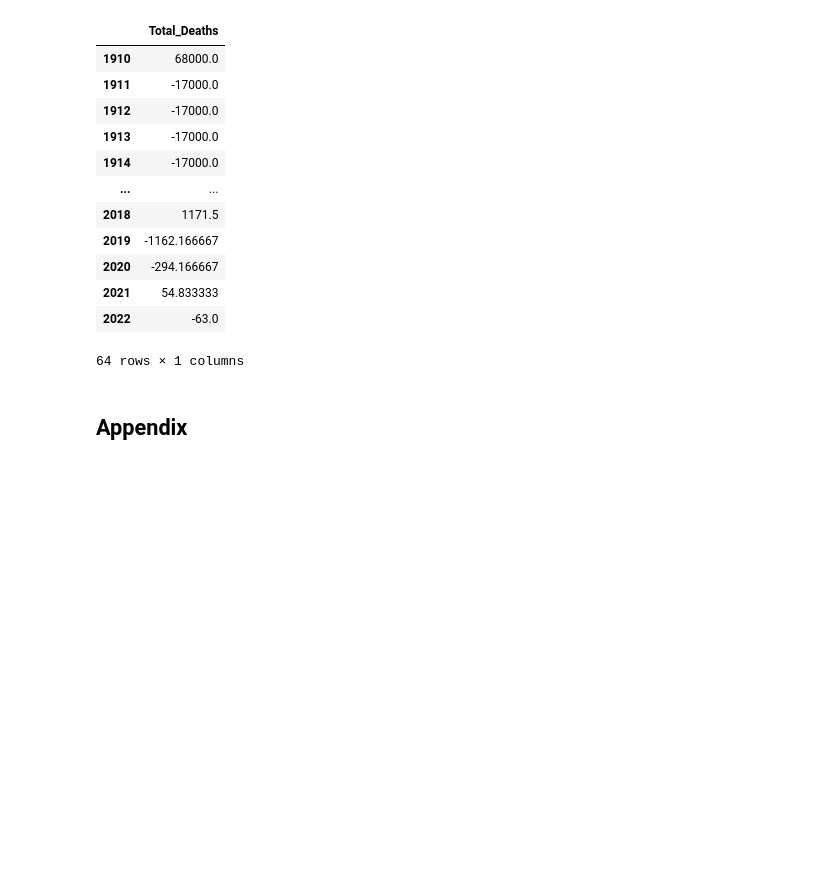
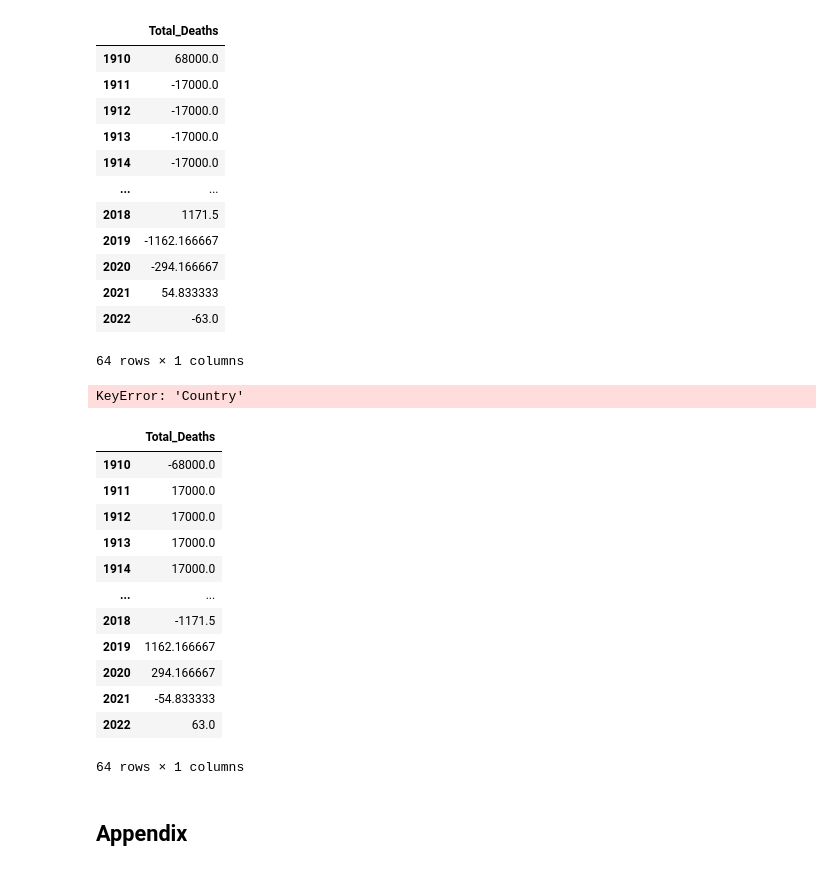
Before and after one commit to r-Files/DOPP, a Jupyter notebook: jupyter_notebooks/lab_loading_transformation.ipynb, the cells around one changed output. Saved outputs shown, nothing was run; the diff lists cells and outputs as text; code cells hidden in the pictures; blank space fills up the shorter version.

Commit message:
moved to MultiIndex

```diff
--- a/jupyter_notebooks/lab_loading_transformation.ipynb
+++ b/jupyter_notebooks/lab_loading_transformation.ipynb
@@ -217,6 +220,65 @@ difference
 | 2021 | 54.833333 |
 | 2022 | -63.0 |
 64 rows × 1 columns
+# %%
+
+min_start_year = df["Start_Year"].min()
+max_start_year = df["Start_Year"].max()
+
+indices = ["Country"]
+index_values = {}
+for label in indices:
+    index_values[label] = df[label].unique()
+
+print(index_values)
+
+intra_year_disasters = df.loc[df["Duration_CalendarYears"]==0, ["Start_Year", "Total_Deaths"]]
+perennial_disasters = df.loc[df["Duration_CalendarYears"]!=0, ["Start_Year", "Yearly_Disaster_Deaths", "Duration_CalendarYears"]]
+
+complete_year_range = range(min_start_year, max_start_year+1)
+result_index = pd.MultiIndex.from_product(iterables=[complete_year_range], names=["Start_Year"]+index)
+empty_series = pd.Series(data=0, name="Total_Deaths", index=result_index)
+
+intra_year_disaster_deaths = intra_year_disasters.groupby(["Start_Year"], as_index=False).sum()
+intra_year_disaster_deaths.index = pd.MultiIndex.from_product([intra_year_disaster_deaths["Start_Year"]])
+intra_year_disaster_deaths = intra_year_disaster_deaths.loc[:,"Total_Deaths"]
+
+deaths_per_year = empty_series.add(intra_year_disaster_deaths, fill_value=0).astype("float32") # will be filled with perennial disaster_deaths later
+print(deaths_per_year.index)
+
+def _flatten_death_distr(year_df: pd.DataFrame):
+    global deaths_per_year
+    curr_year = year_df['Start_Year'].iloc[0]
+    year_df.dropna(axis=0, inplace=True)
+    yearly_deaths_by_duration = year_df[["Duration_CalendarYears" ,"Yearly_Disaster_Deaths"]].groupby("Duration_CalendarYears").sum().reset_index()
+    for _, (Duration_CalendarYears, Yearly_Disaster_Deaths)  in yearly_deaths_by_duration.iterrows():
+        year_range = range(curr_year, curr_year + Duration_CalendarYears +1)
+        year_index = pd.MultiIndex.from_product([year_range], names=["Start_Year"])
+        add_series = pd.Series(index=year_index, data=Yearly_Disaster_Deaths, dtype="float32", name="Total_Deaths")
+        deaths_per_year = deaths_per_year.add(add_series, fill_value=0)
+
+perennial_disasters.groupby("Start_Year", as_index=False).apply(_flatten_death_distr)
+deaths_per_year.sum()
+# %% [output]
+KeyError: 'Country'
+# %%
+difference = df_transformed[["Total_Deaths", "Start_Year"]].groupby("Start_Year").sum().subtract(deaths_per_year, axis=0) *-1
+difference = difference[difference!=0].dropna()
+difference
+# %% [output]
+|  | Total_Deaths |
+| 1910 | -68000.0 |
+| 1911 | 17000.0 |
+| 1912 | 17000.0 |
+| 1913 | 17000.0 |
+| 1914 | 17000.0 |
+| ... | ... |
+| 2018 | -1171.5 |
+| 2019 | 1162.166667 |
+| 2020 | 294.166667 |
+| 2021 | -54.833333 |
+| 2022 | 63.0 |
+64 rows × 1 columns
 # %% [markdown]
 ## Appendix
 # %% [markdown]
```
Also changed, not shown: parts of 2 cells of this notebook.
